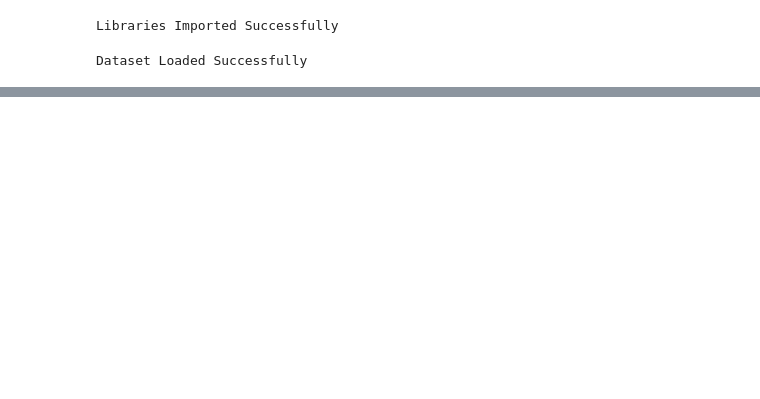
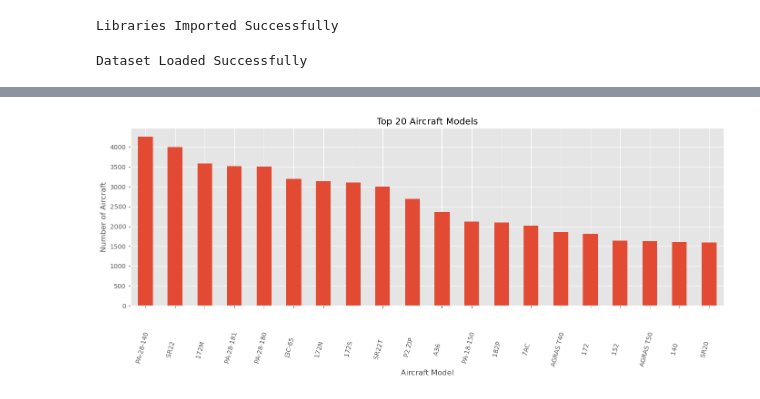
Before and after one commit to darshan-vgithub/Intelligent-Flight-Operations-Analytics-and-Decision-Support-Dashboard, a Jupyter notebook: notebooks/aircraft_meta/03_Aircraft_EDA.ipynb, the cells around one changed output, grey strips where cells are left out. Saved outputs shown, nothing was run; the diff lists cells and outputs as text; code cells hidden in the pictures; blank space fills up the shorter version.

```diff
--- a/notebooks/aircraft_meta/03_Aircraft_EDA.ipynb
+++ b/notebooks/aircraft_meta/03_Aircraft_EDA.ipynb
@@ -436,0 +103,8 @@ plt.show()
+# %%
+top_models = (
+    aircraft["AIRCRAFT_MODEL"]
+    .value_counts()
+    .head(20)
+)
+
+top_models
@@ -436,0 +129,18 @@ plt.show()
+# %%
+plt.figure(figsize=(14,6))
+
+top_models.plot(kind="bar")
+
+plt.title("Top 20 Aircraft Models")
+
+plt.xlabel("Aircraft Model")
+
+plt.ylabel("Number of Aircraft")
+
+plt.xticks(rotation=75)
+
+plt.tight_layout()
+
+plt.show()
+# %% [output]
+[figure, added]
```
Also changed, not shown: parts of 45 cells of this notebook, 3 other files.
